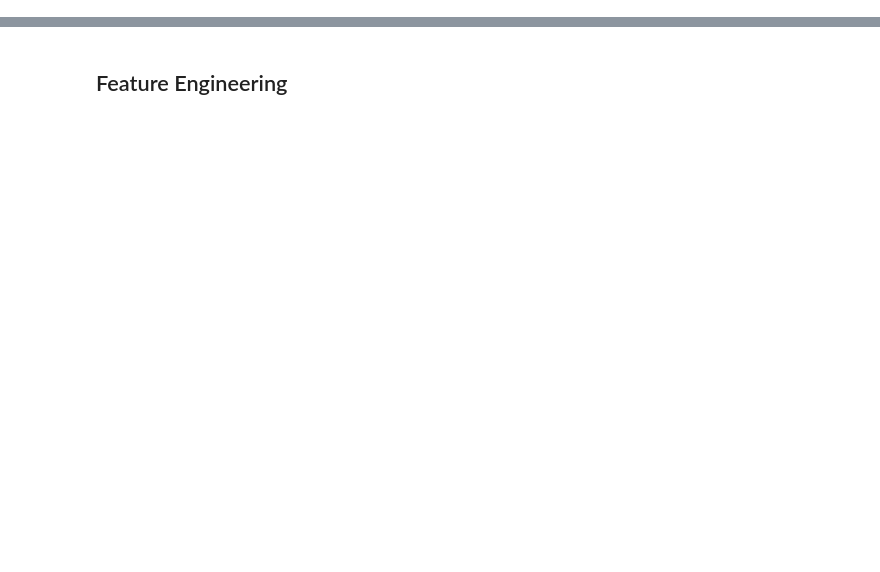
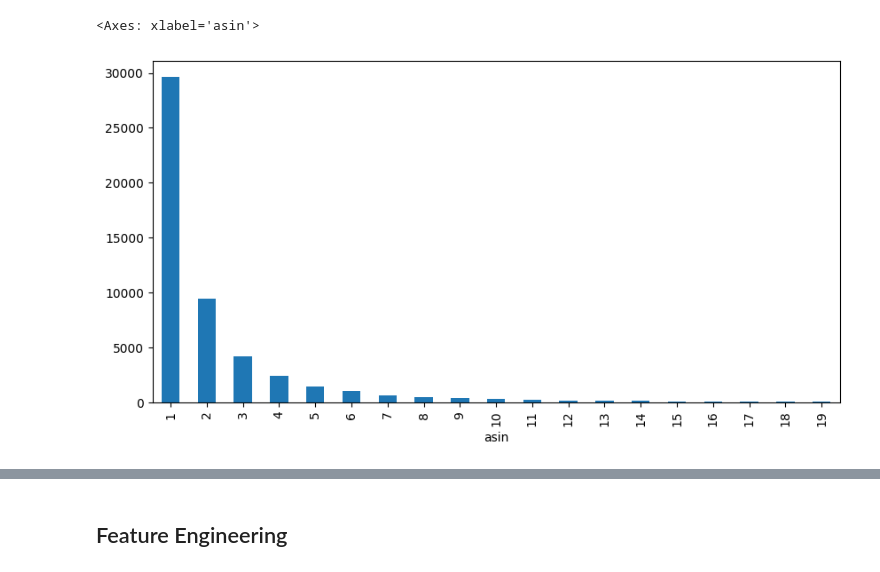
Before and after one commit to tomcaputo/AWS_product_recommender, a Jupyter notebook: Product_Embeddings.ipynb, the cells around one changed output, grey strips where cells are left out. Cells and saved outputs as stored; diff of their text form; code cells hidden in the pictures; blank space fills up the shorter version.

```diff
--- a/Product_Embeddings.ipynb
+++ b/Product_Embeddings.ipynb
@@ -153,3 +177,8 @@ Name: count, dtype: int64
+# %%
+per_user_engagement[per_user_engagement.index<20].plot(kind='bar', figsize=(10, 5))
+# %% [output]
+<Axes: xlabel='asin'>
+[figure, added]
 # %%
 interaction_df.head()
 # %% [output]
```
Also changed, not shown: parts of 52 cells of this notebook.
